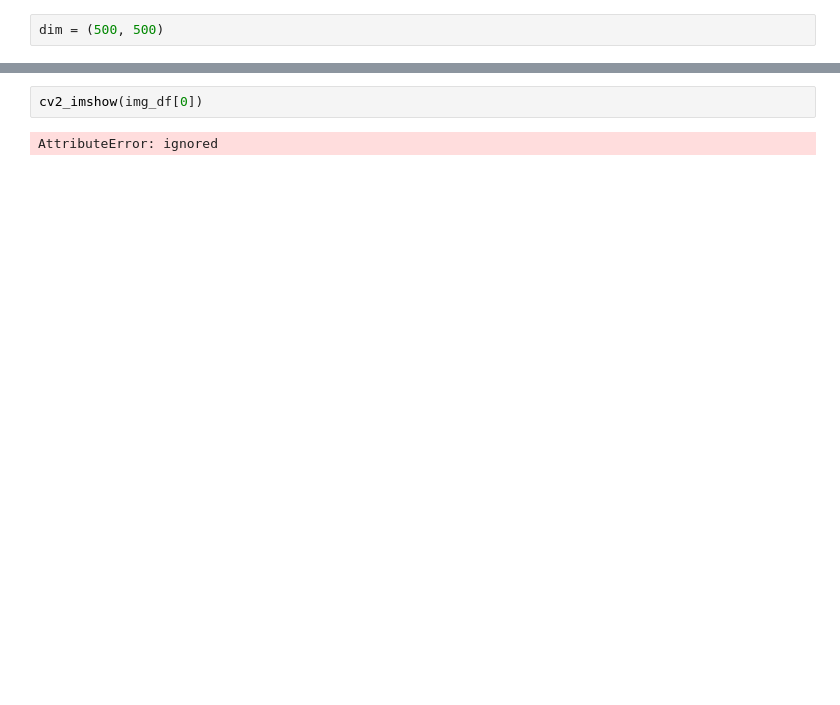
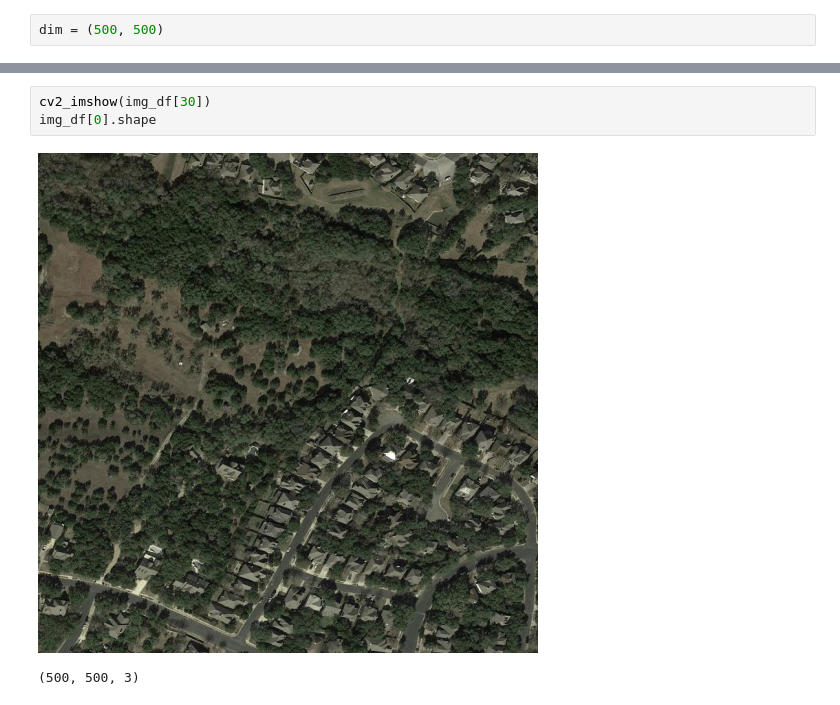
Before and after one commit to hyunjaec/MScA_Deep_Learning_Project, a Jupyter notebook: zoning_satellite.ipynb, the cells around one changed output, grey strips where cells are left out. Cells and saved outputs as stored; diff of their text form; blank space fills up the shorter version.

```diff
--- a/zoning_satellite.ipynb
+++ b/zoning_satellite.ipynb
@@ -158,7 +145,9 @@ error: ignored
 # %%
-cv2_imshow(img_df[0])
+cv2_imshow(img_df[30])
+img_df[0].shape
 # %% [output]
+[figure, added]
-AttributeError: ignored
+(500, 500, 3)
 # %%
 fig, ax = plt.subplots(1, 4, figsize=(15, 15), sharex=True, sharey=True)
 ax1, ax2, ax3, ax4 = ax.ravel()
```
Also changed, not shown: parts of 16 cells of this notebook.
